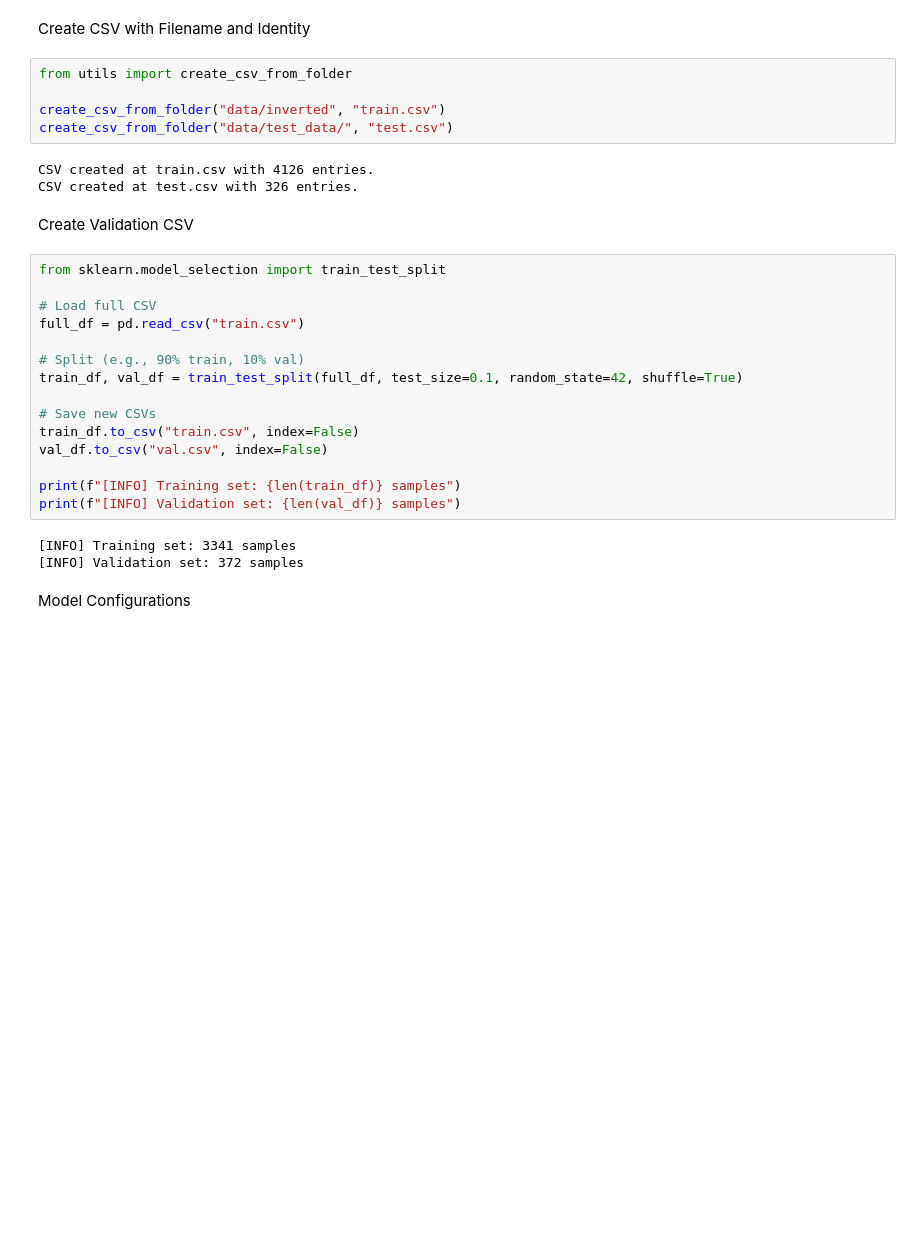
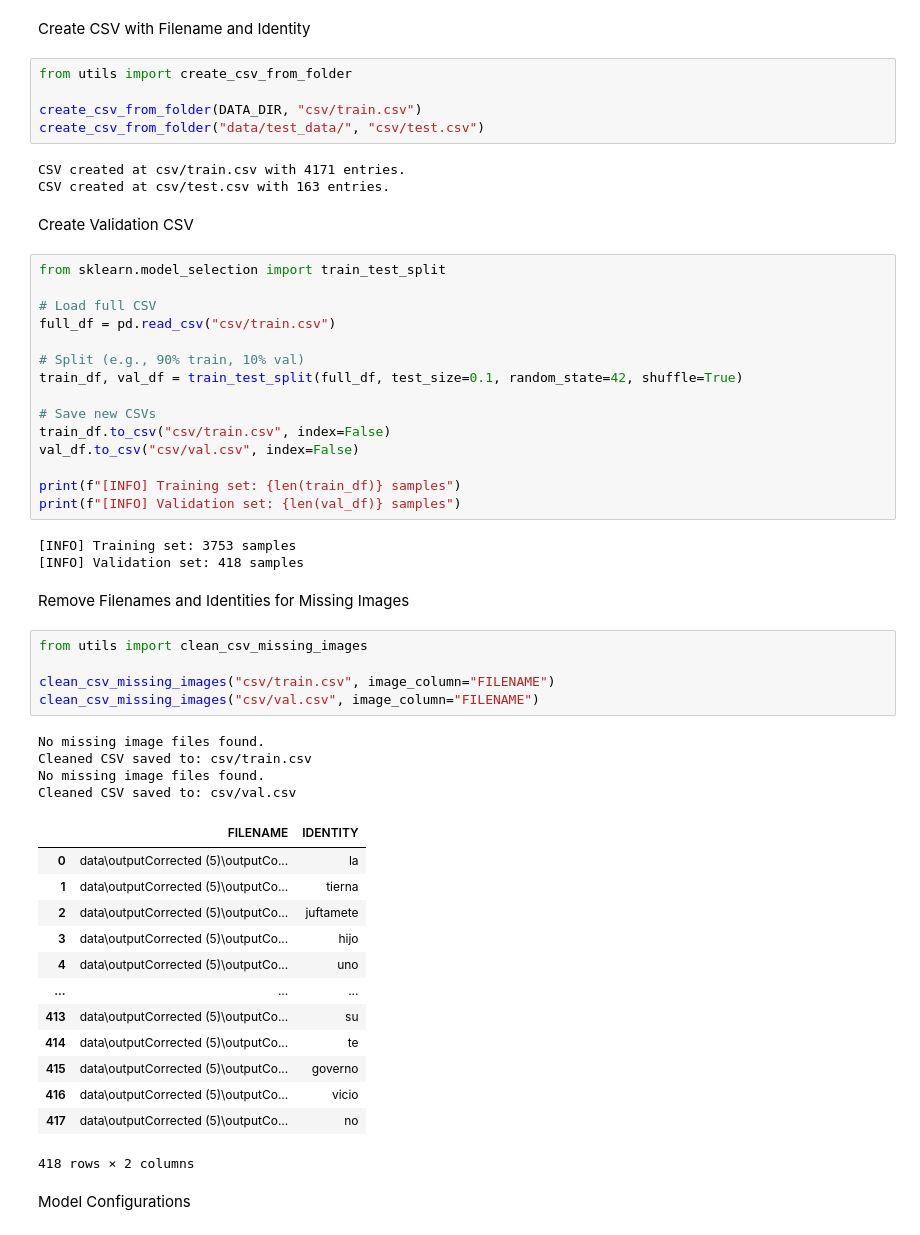
Before and after one commit to kaoreill/RenAIssance, a Jupyter notebook: RenAIssance_OCR_CRNN_Kate_OReilly/Midterm_CRNN.ipynb, the cells around one changed output. Drawn from its saved outputs; the diff is of its cells as text; blank space fills up the shorter version.

```diff
--- a/RenAIssance_OCR_CRNN_Kate_OReilly/Midterm_CRNN.ipynb
+++ b/RenAIssance_OCR_CRNN_Kate_OReilly/Midterm_CRNN.ipynb
@@ -328,31 +151,56 @@ Create CSV with Filename and Identity
 # %%
 from utils import create_csv_from_folder
 
-create_csv_from_folder("data/inverted", "train.csv")
-create_csv_from_folder("data/test_data/", "test.csv")
+create_csv_from_folder(DATA_DIR, "csv/train.csv")
+create_csv_from_folder("data/test_data/", "csv/test.csv")
 # %% [output]
-CSV created at train.csv with 4126 entries.
-CSV created at test.csv with 326 entries.
+CSV created at csv/train.csv with 4171 entries.
+CSV created at csv/test.csv with 163 entries.
 # %% [markdown]
 Create Validation CSV
 # %%
 from sklearn.model_selection import train_test_split
 
 # Load full CSV
-full_df = pd.read_csv("train.csv")
+full_df = pd.read_csv("csv/train.csv")
 
 # Split (e.g., 90% train, 10% val)
 train_df, val_df = train_test_split(full_df, test_size=0.1, random_state=42, shuffle=True)
 
 # Save new CSVs
-train_df.to_csv("train.csv", index=False)
-val_df.to_csv("val.csv", index=False)
+train_df.to_csv("csv/train.csv", index=False)
+val_df.to_csv("csv/val.csv", index=False)
 
 print(f"[INFO] Training set: {len(train_df)} samples")
 print(f"[INFO] Validation set: {len(val_df)} samples")
 # %% [output]
-[INFO] Training set: 3341 samples
-[INFO] Validation set: 372 samples
+[INFO] Training set: 3753 samples
+[INFO] Validation set: 418 samples
+# %% [markdown]
+Remove Filenames and Identities for Missing Images
+# %%
+from utils import clean_csv_missing_images
+
+clean_csv_missing_images("csv/train.csv", image_column="FILENAME")
+clean_csv_missing_images("csv/val.csv", image_column="FILENAME")
+# %% [output]
+No missing image files found.
+Cleaned CSV saved to: csv/train.csv
+No missing image files found.
+Cleaned CSV saved to: csv/val.csv
+|  | FILENAME | IDENTITY |
+| 0 | data\outputCorrected (5)\outputCo... | la |
+| 1 | data\outputCorrected (5)\outputCo... | tierna |
+| 2 | data\outputCorrected (5)\outputCo... | juftamete |
+| 3 | data\outputCorrected (5)\outputCo... | hijo |
+| 4 | data\outputCorrected (5)\outputCo... | uno |
+| ... | ... | ... |
+| 413 | data\outputCorrected (5)\outputCo... | su |
+| 414 | data\outputCorrected (5)\outputCo... | te |
+| 415 | data\outputCorrected (5)\outputCo... | governo |
+| 416 | data\outputCorrected (5)\outputCo... | vicio |
+| 417 | data\outputCorrected (5)\outputCo... | no |
+418 rows × 2 columns
 # %% [markdown]
 Model Configurations
 # %%
```
Also changed, not shown: parts of 74 cells of this notebook, 4 other files.
